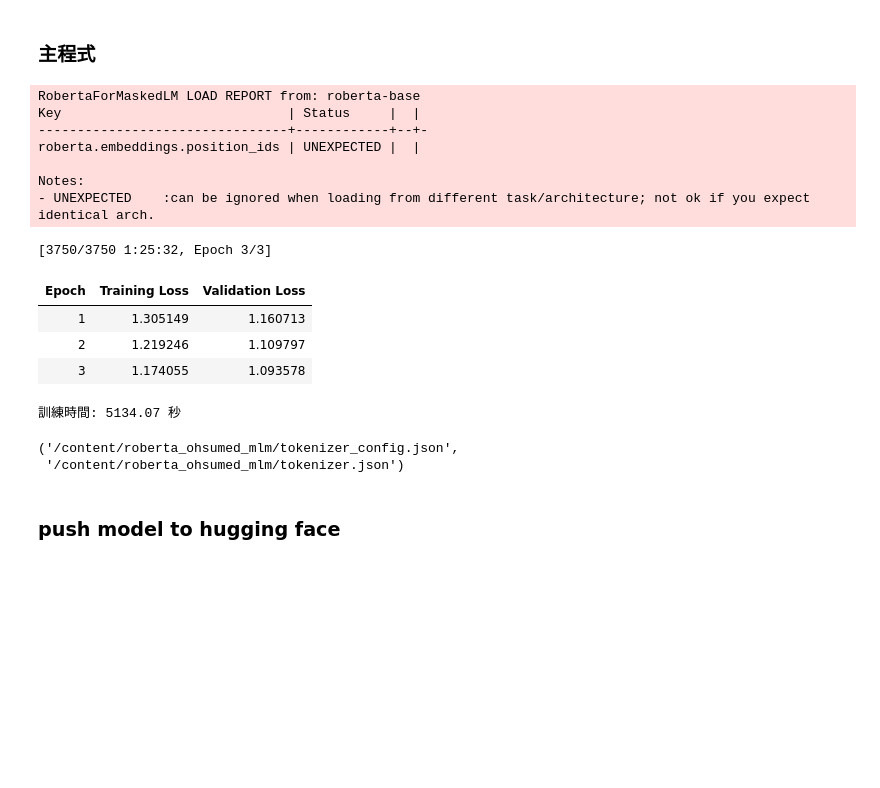
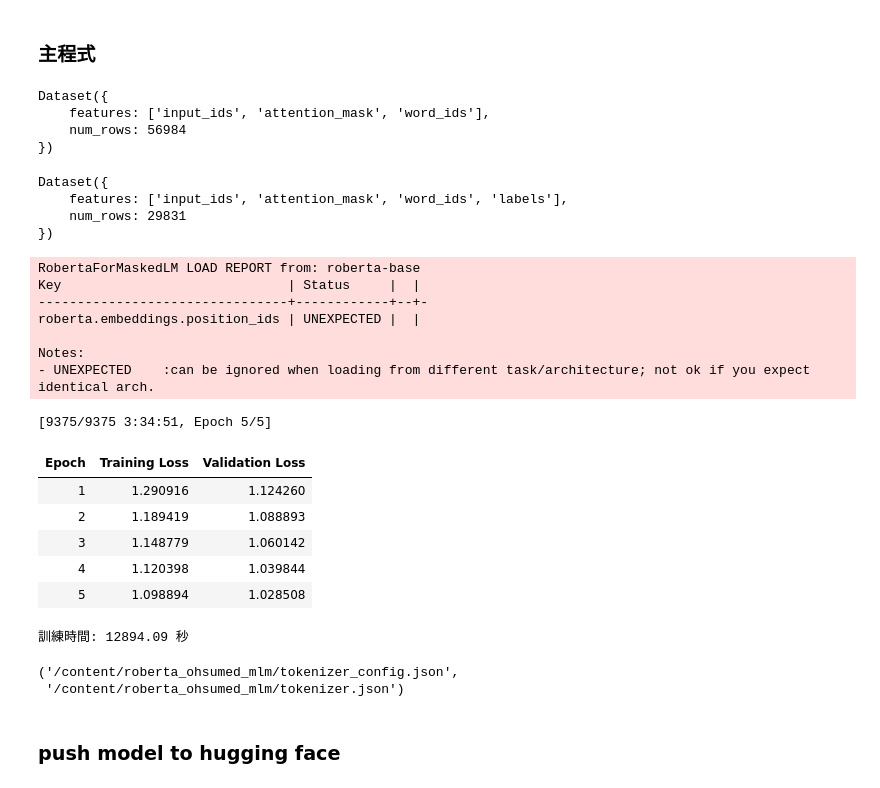
Before and after one commit to Heng1222/Ohsumed_classification, a Jupyter notebook: Model/task2_MLM_train_ipynb.ipynb, the cells around one changed output. Drawn from its saved outputs; the diff is of its cells as text; code cells hidden in the pictures; blank space fills up the shorter version.

Commit message:
perf: 5 epochs

```diff
--- a/Model/task2_MLM_train_ipynb.ipynb
+++ b/Model/task2_MLM_train_ipynb.ipynb
@@ -131,7 +131,7 @@ def tokenize_function(examples):
     return result
 
 mlm_dataset = Dataset.from_pandas(df_all[['full_text']]).map(tokenize_function, batched=True, remove_columns=['full_text'])
-mlm_dataset
+print(mlm_dataset)
 chunk_size = 512
 
 def group_texts(examples):
@@ -160,8 +160,8 @@ def group_texts(examples):
   return result
 
 lm_datasets = mlm_dataset.map(group_texts, batched=True)
-lm_datasets
-train_size = 10_000
+print(lm_datasets)
+train_size = 15000
 test_size = int(0.1 * train_size)
 
 downsampled_dataset = lm_datasets.train_test_split(
@@ -182,51 +182,62 @@ training_args = TrainingArguments(
     output_dir="./temp_mlm_checkpoints",
     eval_strategy="epoch",
     learning_rate=2e-5,
+    num_train_epochs =5,
     # 權重削減，懲罰大權重以免overfitting
     weight_decay=0.01,
     per_device_train_batch_size=batch_size,
     per_device_eval_batch_size=batch_size,
     logging_steps=logging_steps,
 )
 
 trainer = Trainer(
     model=model,
     args=training_args,
     data_collator=data_collator,
     train_dataset=downsampled_dataset["train"],
     eval_dataset=downsampled_dataset["test"],
 )
 # 訓練長度計時
 torch.cuda.synchronize()
 start = time.perf_counter()
 
 trainer.train()
 
 # 計時至終止
 torch.cuda.synchronize()
 end = time.perf_counter()
 
 # 訓練時長
 print(f"訓練時間: {end - start:.2f} 秒")
 
 trainer.save_model(MODEL_SAVE_PATH)
 tokenizer.save_pretrained(MODEL_SAVE_PATH)
 # %% [output]
-RobertaForMaskedLM LOAD REPORT from: roberta-base
-Key                             | Status     |  |
---------------------------------+------------+--+-
-roberta.embeddings.position_ids | UNEXPECTED |  |
-
-Notes:
-- UNEXPECTED    :can be ignored when loading from different task/architecture; not ok if you expect identical arch.
+Dataset({
+    features: ['input_ids', 'attention_mask', 'word_ids'],
+    num_rows: 56984
+})
-[3750/3750 1:25:32, Epoch 3/3]
+Dataset({
+    features: ['input_ids', 'attention_mask', 'word_ids', 'labels'],
+    num_rows: 29831
+})
-| Epoch | Training Loss | Validation Loss |
-| 1 | 1.305149 | 1.160713 |
-| 2 | 1.219246 | 1.109797 |
-| 3 | 1.174055 | 1.093578 |
-訓練時間: 5134.07 秒
+RobertaForMaskedLM LOAD REPORT from: roberta-base
+Key                             | Status     |  |
+--------------------------------+------------+--+-
+roberta.embeddings.position_ids | UNEXPECTED |  |
+
+Notes:
+- UNEXPECTED    :can be ignored when loading from different task/architecture; not ok if you expect identical arch.
-('/content/roberta_ohsumed_mlm/tokenizer_config.json',
- '/content/roberta_ohsumed_mlm/tokenizer.json')
+[9375/9375 3:34:51, Epoch 5/5]
+| Epoch | Training Loss | Validation Loss |
+| 1 | 1.290916 | 1.124260 |
+| 2 | 1.189419 | 1.088893 |
+| 3 | 1.148779 | 1.060142 |
+| 4 | 1.120398 | 1.039844 |
+| 5 | 1.098894 | 1.028508 |
+訓練時間: 12894.09 秒
+('/content/roberta_ohsumed_mlm/tokenizer_config.json',
+ '/content/roberta_ohsumed_mlm/tokenizer.json')
 # %% [markdown]
 ### push model to hugging face
 # %%
```
